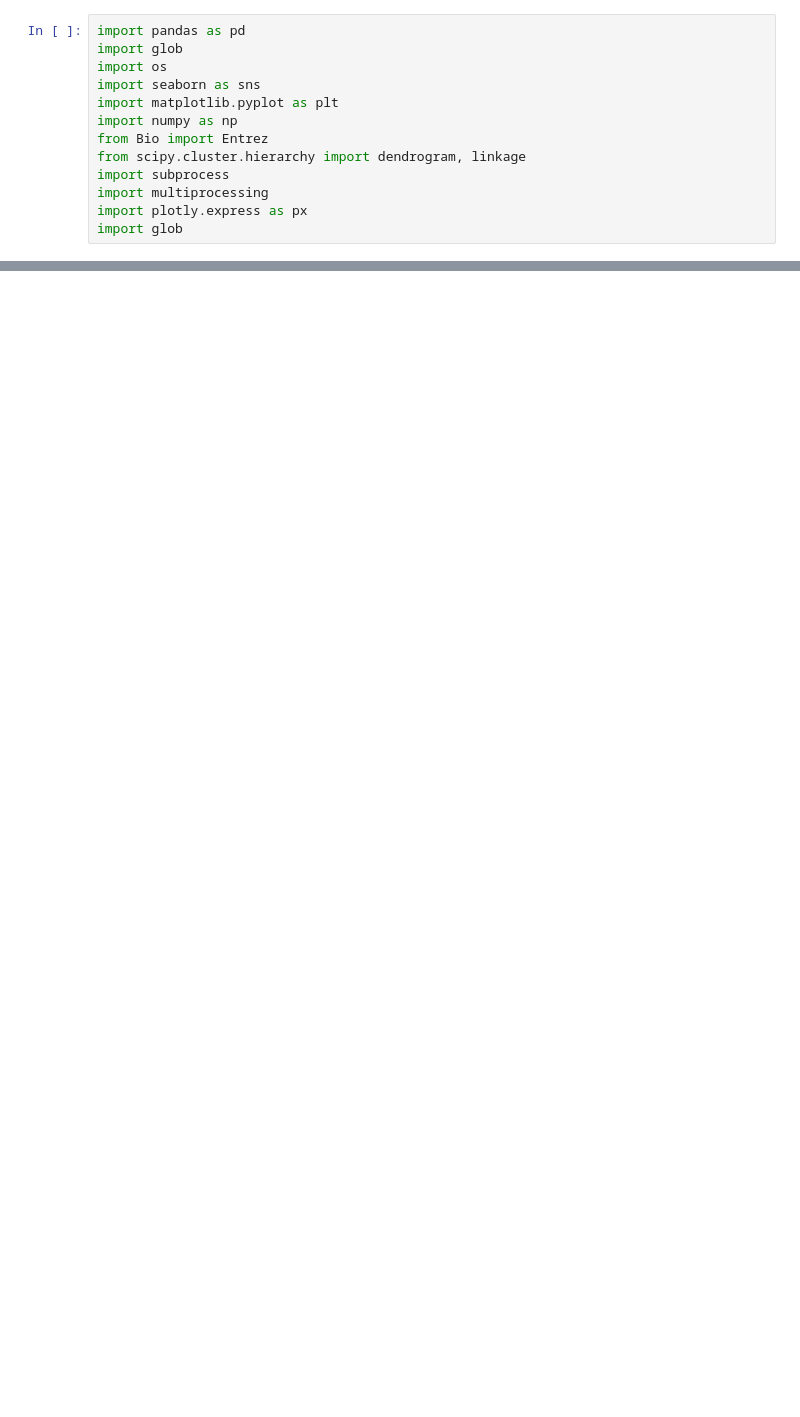
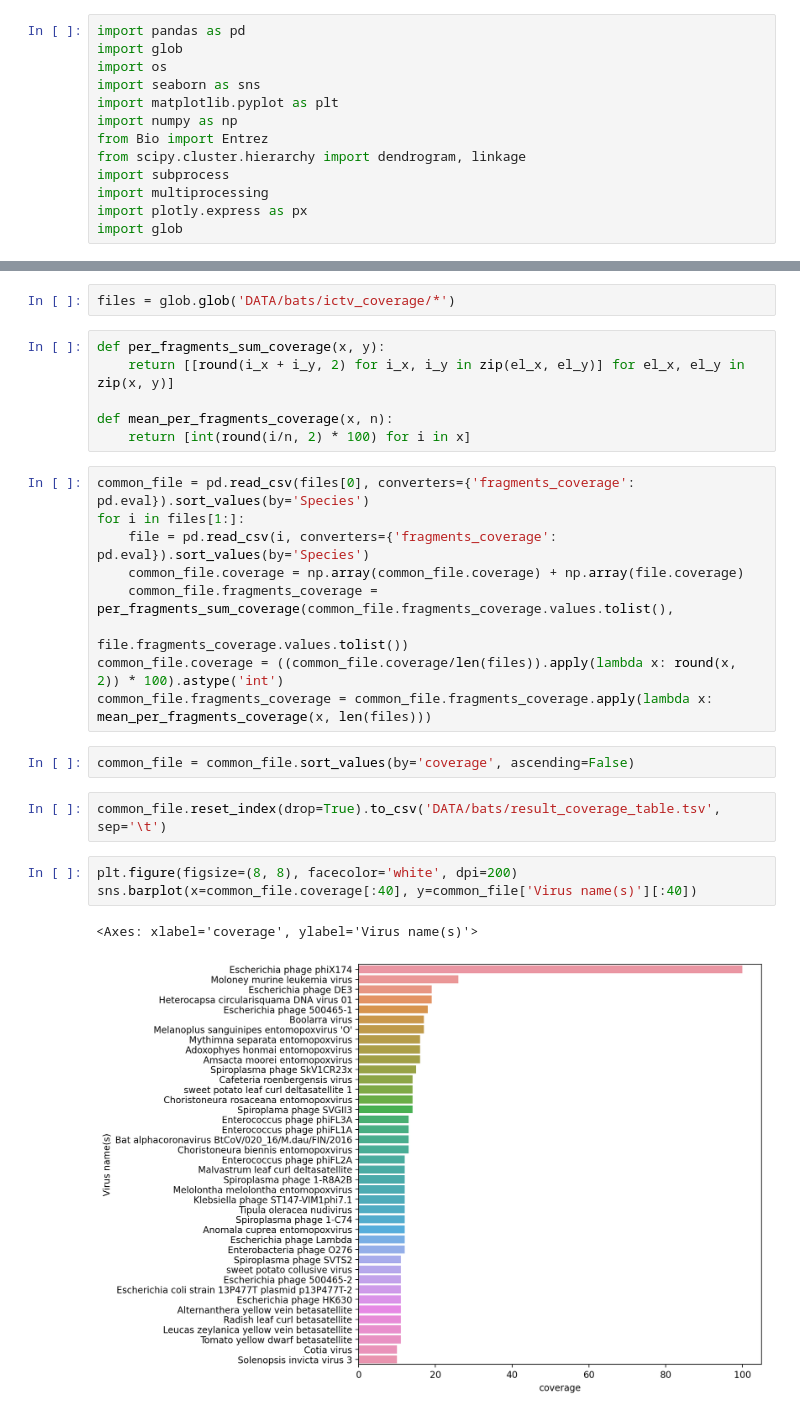
Before and after one commit to NJJeus/AliMarko, a Jupyter notebook: view_results.ipynb, the cells around one changed output, grey strips where cells are left out. Cells and saved outputs as stored; diff of their text form; blank space fills up the shorter version.

Commit message:
view_resuts.ipynb generalize ictv_coverage now

```diff
--- a/view_results.ipynb
+++ b/view_results.ipynb
@@ -107,0 +14,27 @@ data[data['#rname'] == "AM261422"]
+# %%
+files = glob.glob('DATA/bats/ictv_coverage/*')
+# %%
+def per_fragments_sum_coverage(x, y):
+    return [[round(i_x + i_y, 2) for i_x, i_y in zip(el_x, el_y)] for el_x, el_y in zip(x, y)]
+
+def mean_per_fragments_coverage(x, n):
+    return [int(round(i/n, 2) * 100) for i in x]
+# %%
+common_file = pd.read_csv(files[0], converters={'fragments_coverage': pd.eval}).sort_values(by='Species')
+for i in files[1:]:
+    file = pd.read_csv(i, converters={'fragments_coverage': pd.eval}).sort_values(by='Species')
+    common_file.coverage = np.array(common_file.coverage) + np.array(file.coverage)
+    common_file.fragments_coverage = per_fragments_sum_coverage(common_file.fragments_coverage.values.tolist(),
+                                                           file.fragments_coverage.values.tolist())
+common_file.coverage = ((common_file.coverage/len(files)).apply(lambda x: round(x, 2)) * 100).astype('int')
+common_file.fragments_coverage = common_file.fragments_coverage.apply(lambda x: mean_per_fragments_coverage(x, len(files)))
+# %%
+common_file = common_file.sort_values(by='coverage', ascending=False)
+# %%
+common_file.reset_index(drop=True).to_csv('DATA/bats/result_coverage_table.tsv', sep='\t')
+# %%
+plt.figure(figsize=(8, 8), facecolor='white', dpi=200)
+sns.barplot(x=common_file.coverage[:40], y=common_file['Virus name(s)'][:40])
+# %% [output]
+<Axes: xlabel='coverage', ylabel='Virus name(s)'>
+[figure, added]
```
Also changed, not shown: parts of 9 cells of this notebook.
